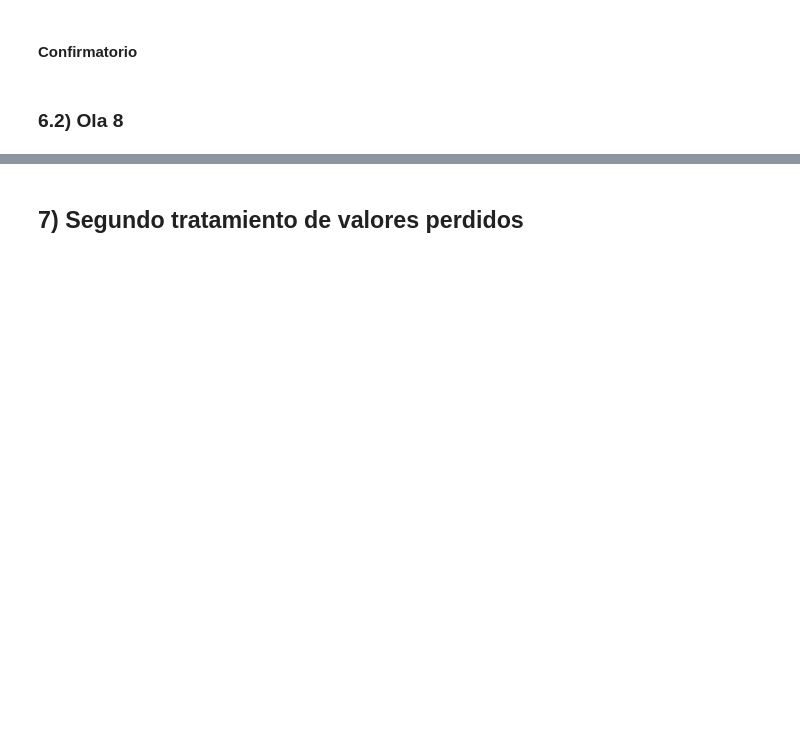
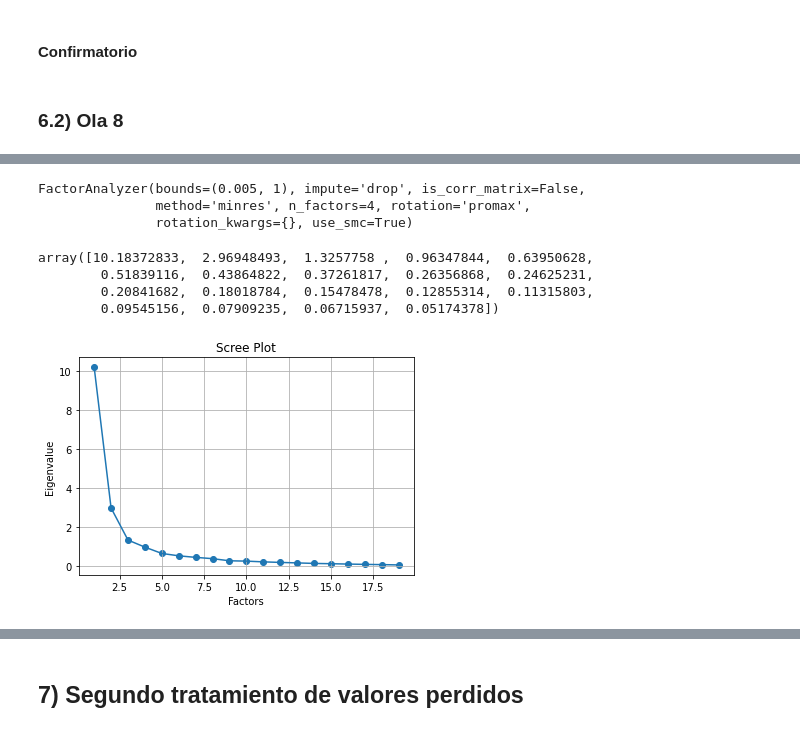
Before and after one commit to ateneatla/sexinsa_qol_ELSA, a Jupyter notebook: anexo.ipynb, the cells around one changed output, grey strips where cells are left out. Drawn from its saved outputs; the diff is of its cells as text; code cells hidden in the pictures; blank space fills up the shorter version.

```diff
--- a/anexo.ipynb
+++ b/anexo.ipynb
@@ -866,0 +836,4 @@ casp19_w8_direct_items = casp19_w6_direct_items
+# %%
+def transform_casp19_items(sbj) -> List[int]:  # int -> [0, 1, 2, 3]
+    return ([get_reverse_item(sbj[reverse_item]) for reverse_item in casp19_w8_reverse_items] +
+     [get_direct_item(sbj[direct_item]) for direct_item in casp19_w8_direct_items])
@@ -1001,0 +1126,24 @@ fa_casp19_w8 = fa_casp19_w6
+# %%
+fa_casp19_w8.fit(items_casp19_w8_df)
+# %% [output]
+FactorAnalyzer(bounds=(0.005, 1), impute='drop', is_corr_matrix=False,
+               method='minres', n_factors=4, rotation='promax',
+               rotation_kwargs={}, use_smc=True)
+# %%
+ev_casp19_w8, v_casp19_w8 = fa_casp19_w8.get_eigenvalues()
+ev_casp19_w8
+# %% [output]
+array([10.18372833,  2.96948493,  1.3257758 ,  0.96347844,  0.63950628,
+        0.51839116,  0.43864822,  0.37261817,  0.26356868,  0.24625231,
+        0.20841682,  0.18018784,  0.15478478,  0.12855314,  0.11315803,
+        0.09545156,  0.07909235,  0.06715937,  0.05174378])
+# %%
+plt.scatter(range(1, items_casp19_w8_df.shape[1]+1), ev_casp19_w8)
+plt.plot(range(1, items_casp19_w8_df.shape[1]+1), ev_casp19_w8)
+plt.title('Scree Plot')
+plt.xlabel('Factors')
+plt.ylabel('Eigenvalue')
+plt.grid()
+plt.show()
+# %% [output]
+[figure, added]
```
Also changed, not shown: parts of 55 cells of this notebook.
